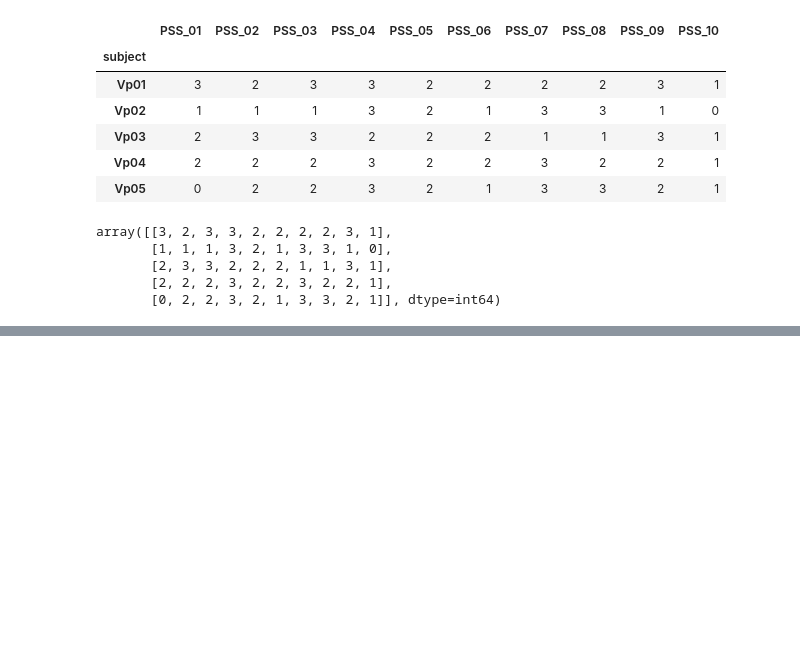
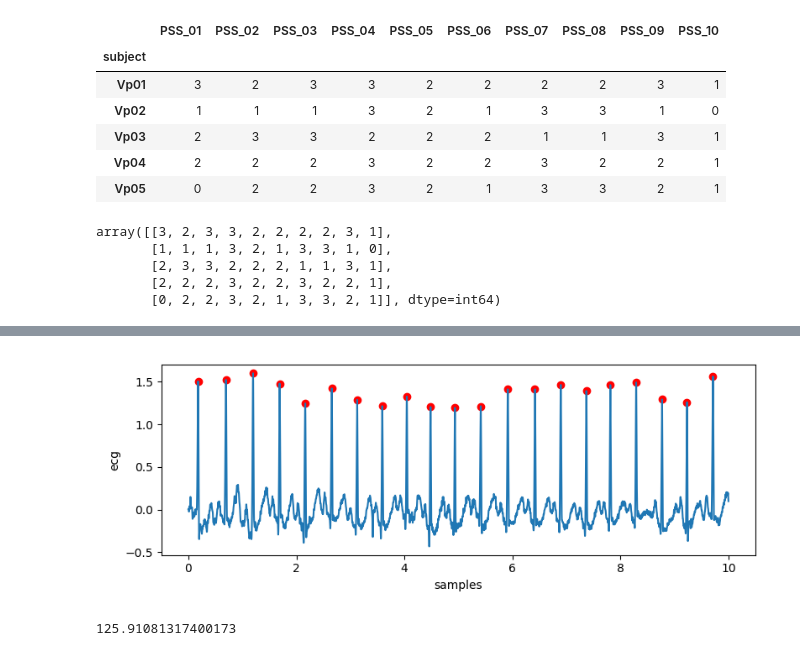
Before and after one commit to digikolleg-data-science-psychology/ads_exercise, a Jupyter notebook: course_directory/ads_exercise/source/06_numpy_scipy/06_numpy_scipy.ipynb, the cells around one changed output, grey strips where cells are left out. Cells and saved outputs as stored; diff of their text form; code cells hidden in the pictures; blank space fills up the shorter version.

```diff
--- a/course_directory/ads_exercise/source/06_numpy_scipy/06_numpy_scipy.ipynb
+++ b/course_directory/ads_exercise/source/06_numpy_scipy/06_numpy_scipy.ipynb
@@ -159,0 +171,12 @@ Manually graded task
+# %%
+r_peaks, _ = find_peaks(ecg_filtered, height=1)
+# %%
+fig, ax = plt.subplots(figsize=(8, 3))
+t = np.linspace(start=0, stop=len(ecg)/360, num= len(ecg))
+ax.plot(t, ecg_filtered)
+ax.scatter(r_peaks/360, ecg_filtered[r_peaks], color='red')
+ax.set_xlabel("samples")
+ax.set_ylabel("ecg")
+fig.tight_layout()
+# %% [output]
+[figure, added]
@@ -159,0 +190,4 @@ Manually graded task
+# %%
+calc_hr_bpm(r_peaks, 360)
+# %% [output]
+125.91081317400173
```
Also changed, not shown: parts of 12 cells of this notebook.
